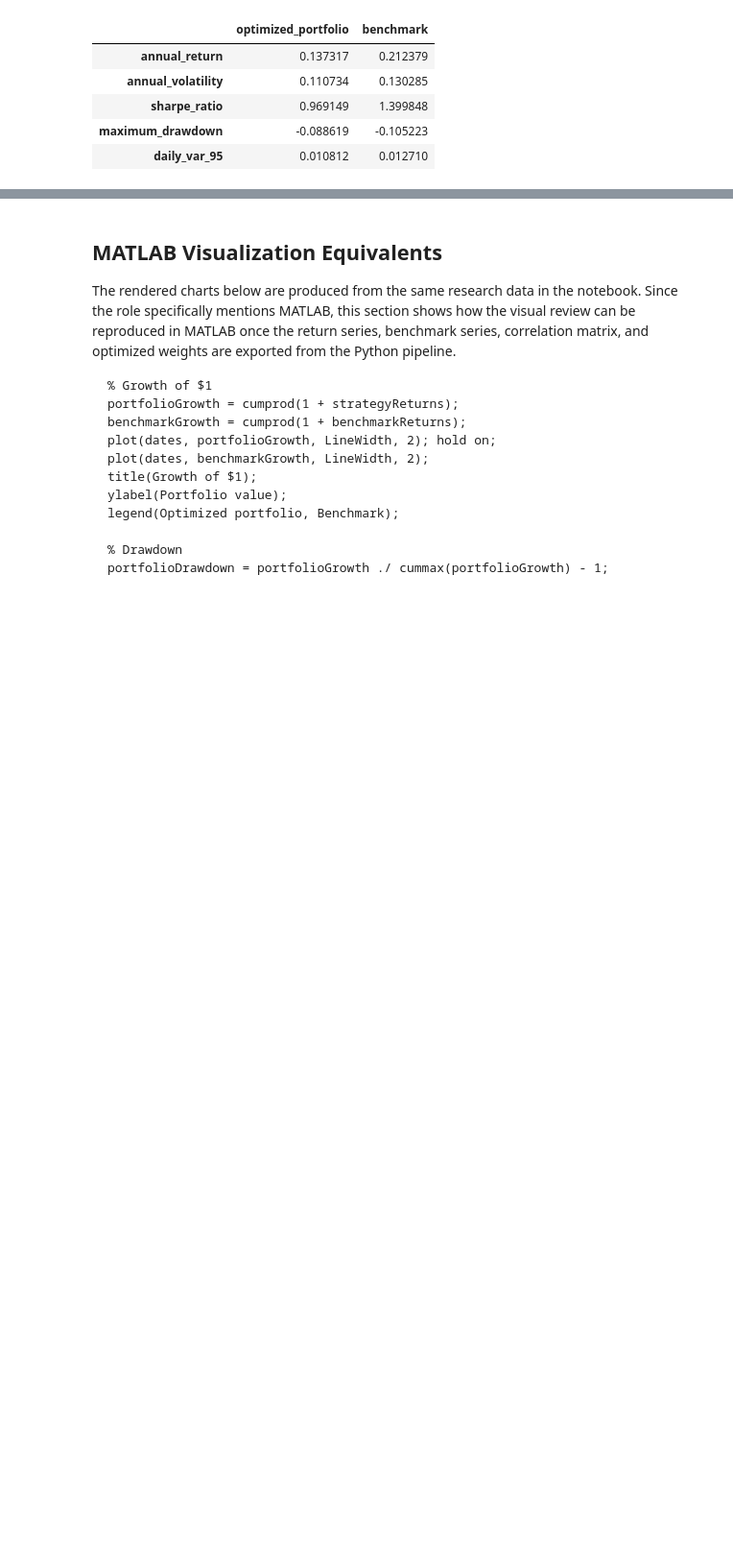
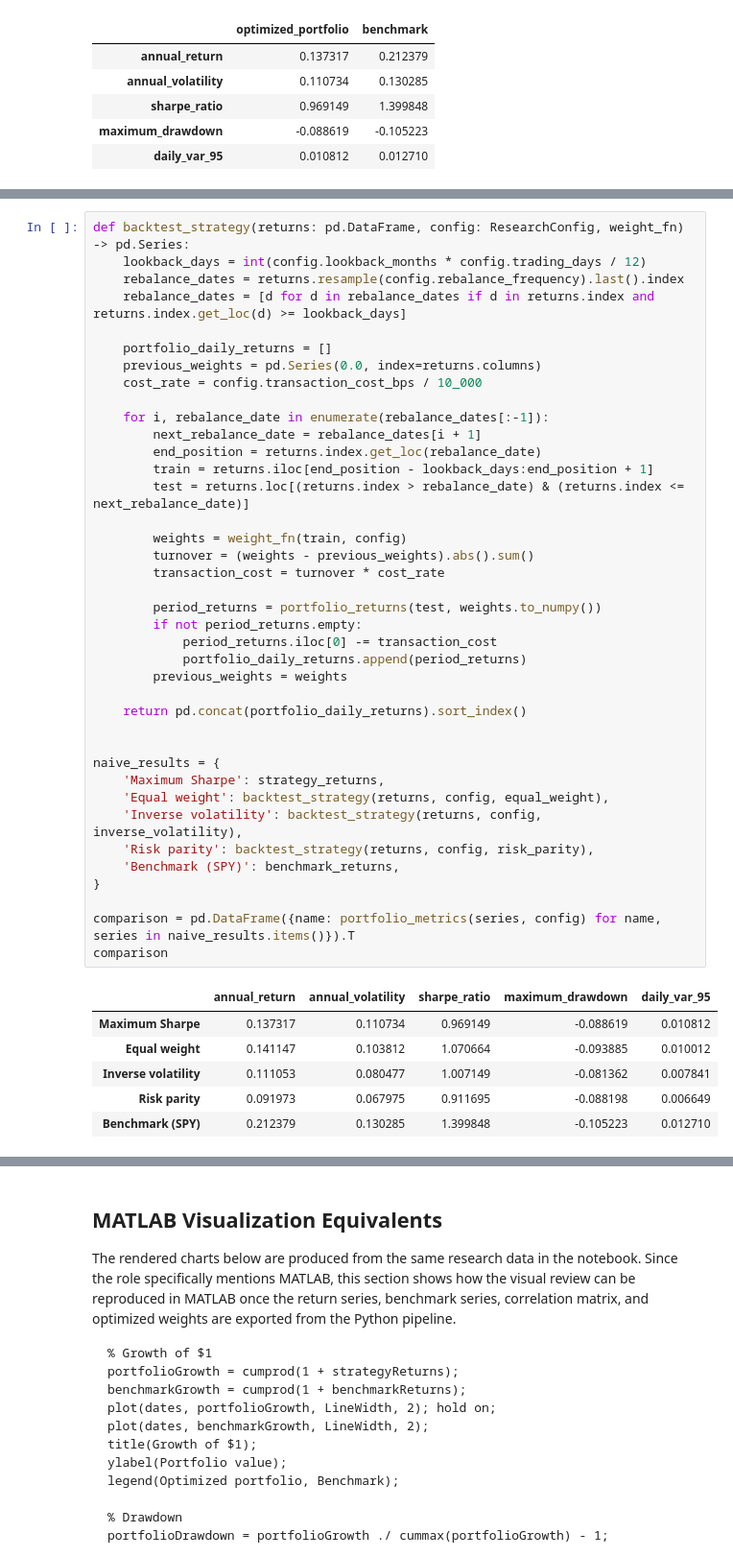
Before and after one commit to Nathan-Gomes/nathan-portfolio, a Jupyter notebook: public/notebooks/quantitative-portfolio-research-pipeline.ipynb, the cells around one changed output, grey strips where cells are left out. Shown at 96% size. Cells and saved outputs as stored; diff of their text form; blank space fills up the shorter version.

```diff
--- a/public/notebooks/quantitative-portfolio-research-pipeline.ipynb
+++ b/public/notebooks/quantitative-portfolio-research-pipeline.ipynb
@@ -479,0 +573,46 @@ rebalance_history.tail()
+# %%
+def backtest_strategy(returns: pd.DataFrame, config: ResearchConfig, weight_fn) -> pd.Series:
+    lookback_days = int(config.lookback_months * config.trading_days / 12)
+    rebalance_dates = returns.resample(config.rebalance_frequency).last().index
+    rebalance_dates = [d for d in rebalance_dates if d in returns.index and returns.index.get_loc(d) >= lookback_days]
+
+    portfolio_daily_returns = []
+    previous_weights = pd.Series(0.0, index=returns.columns)
+    cost_rate = config.transaction_cost_bps / 10_000
+
+    for i, rebalance_date in enumerate(rebalance_dates[:-1]):
+        next_rebalance_date = rebalance_dates[i + 1]
+        end_position = returns.index.get_loc(rebalance_date)
+        train = returns.iloc[end_position - lookback_days:end_position + 1]
+        test = returns.loc[(returns.index > rebalance_date) & (returns.index <= next_rebalance_date)]
+
+        weights = weight_fn(train, config)
+        turnover = (weights - previous_weights).abs().sum()
+        transaction_cost = turnover * cost_rate
+
+        period_returns = portfolio_returns(test, weights.to_numpy())
+        if not period_returns.empty:
+            period_returns.iloc[0] -= transaction_cost
+            portfolio_daily_returns.append(period_returns)
+        previous_weights = weights
+
+    return pd.concat(portfolio_daily_returns).sort_index()
+
+
+naive_results = {
+    'Maximum Sharpe': strategy_returns,
+    'Equal weight': backtest_strategy(returns, config, equal_weight),
+    'Inverse volatility': backtest_strategy(returns, config, inverse_volatility),
+    'Risk parity': backtest_strategy(returns, config, risk_parity),
+    'Benchmark (SPY)': benchmark_returns,
+}
+
+comparison = pd.DataFrame({name: portfolio_metrics(series, config) for name, series in naive_results.items()}).T
+comparison
+# %% [output]
+|  | annual_return | annual_volatility | sharpe_ratio | maximum_drawdown | daily_var_95 |
+| Maximum Sharpe | 0.137317 | 0.110734 | 0.969149 | -0.088619 | 0.010812 |
+| Equal weight | 0.141147 | 0.103812 | 1.070664 | -0.093885 | 0.010012 |
+| Inverse volatility | 0.111053 | 0.080477 | 1.007149 | -0.081362 | 0.007841 |
+| Risk parity | 0.091973 | 0.067975 | 0.911695 | -0.088198 | 0.006649 |
+| Benchmark (SPY) | 0.212379 | 0.130285 | 1.399848 | -0.105223 | 0.012710 |
```
Also changed, not shown: parts of 11 cells of this notebook.
